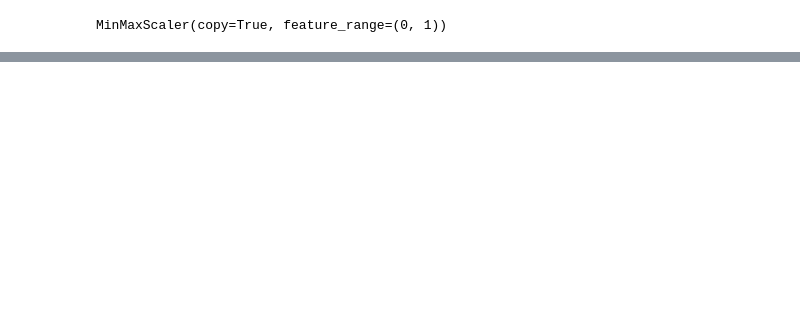
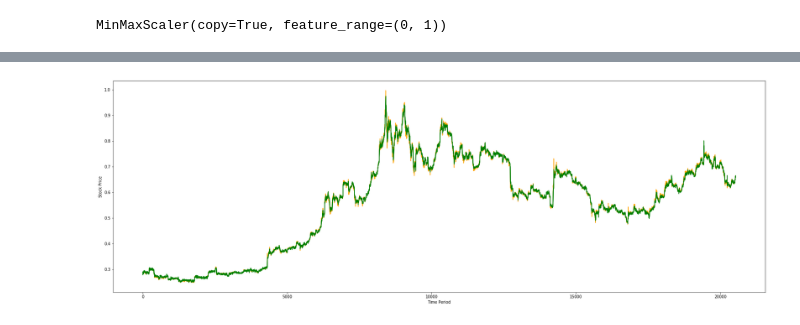
Before and after one commit to heugyu/coin_deep_learning, a Jupyter notebook: BTC_LSTM_30M.ipynb, the cells around one changed output, grey strips where cells are left out. Cells and saved outputs as stored; diff of their text form; code cells hidden in the pictures; blank space fills up the shorter version.

```diff
--- a/BTC_LSTM_30M.ipynb
+++ b/BTC_LSTM_30M.ipynb
@@ -130,10 +130,16 @@ train_size = int(len(y_data) * 0.8)
 test_size = len(y_data) - train_size
 
 #   학습 데이터 텐서로 변형
+x_all = torch.Tensor(np.array(x_data))
+y_all = torch.Tensor(np.array(y_data))
+
 x_train = torch.Tensor(np.array(x_data[0:train_size]))
 y_train = torch.Tensor(np.array(y_data[0:train_size]))
 x_test = torch.Tensor(np.array(x_data[train_size:len(x_data)]))
 y_test = torch.Tensor(np.array(y_data[train_size:len(y_data)]))
+
+x_all = Variable(x_all)
+y_all = Variable(y_all)
 
 x_train = Variable(x_train)
 y_train = Variable(y_train)
@@ -232,0 +240,16 @@ plt.show()
+# %%
+# Test the model
+lstm.eval()
+test_predict = lstm(x_all)
+
+# Plot predictions
+test_predict = test_predict.data.numpy()
+real_y = y_all.data.numpy()
+plt.figure(figsize=(30, 10))
+plt.plot(real_y, color='orange')
+plt.plot(test_predict, color='g')
+plt.xlabel("Time Period")
+plt.ylabel("Stock Price")
+plt.show()
+# %% [output]
+[figure, added]
```
Also changed, not shown: parts of 4 cells of this notebook.
